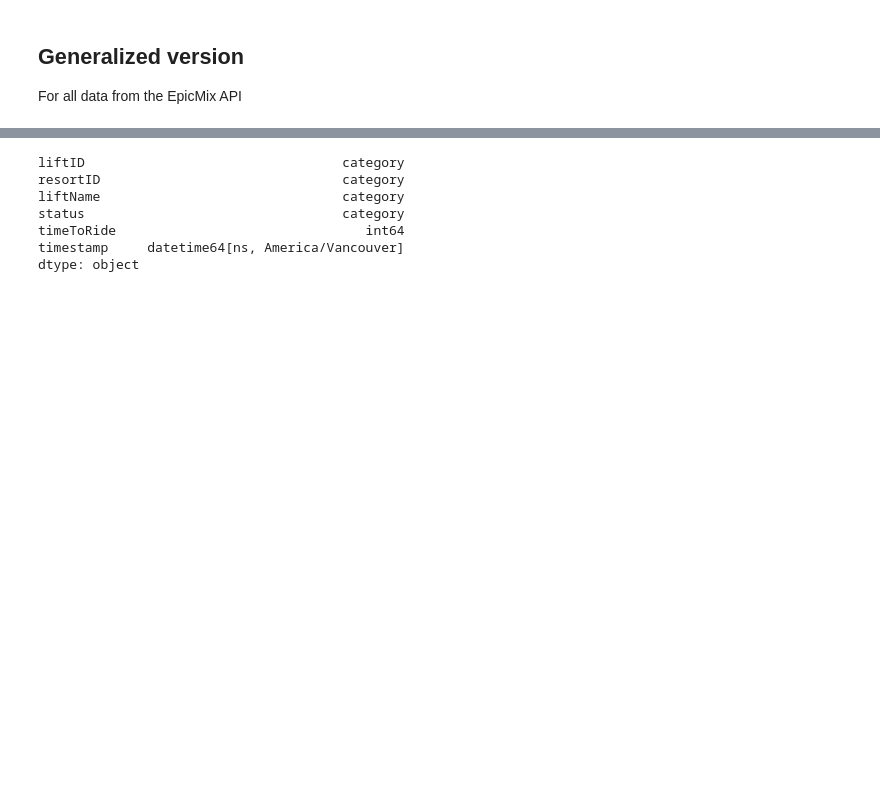
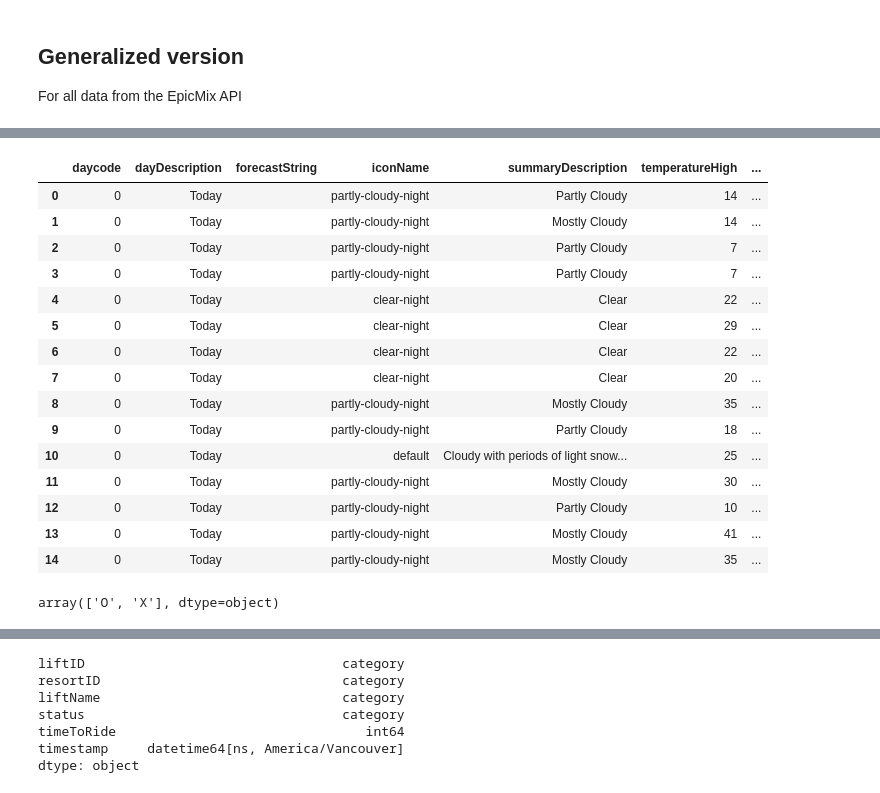
Before and after one commit to Pall-v/snowbot, a Jupyter notebook: notebooks/2.0-pv-process-json.ipynb, the cells around one changed output, grey strips where cells are left out. Drawn from its saved outputs; the diff is of its cells as text; code cells hidden in the pictures; blank space fills up the shorter version.

```diff
--- a/notebooks/2.0-pv-process-json.ipynb
+++ b/notebooks/2.0-pv-process-json.ipynb
@@ -490,0 +621,18 @@ KeyError: 'Only a column name can be used for the key in a dtype mappings argume
+# %%
+def jsons_to_df(jsons, record_path, meta='timestamp'):
+    if record_path == 'weather':
+        # Deal with the nested object that the weather data uses to store the weather forecast
+        record_path = weather_record_path
+        meta = weather_meta
+    df = pd.json_normalize(jsons, record_path=record_path, meta=meta, sep="_")
+
+    # df = set_lifts_df_datatypes(df) update
+    return df
+
+
+def load_merged_json_as_df(merged_file, record_path):
+    # load the merged json as a dataframe
+    with open(merged_file, "r") as f:
+        d = json.load(f)
+        df = jsons_to_df(d, record_path)
+        return df
@@ -490,0 +671,23 @@ KeyError: 'Only a column name can be used for the key in a dtype mappings argume
+# %%
+jsons_to_df(weather_prior_json, 'weather')
+# %% [output]
+|  | daycode | dayDescription | forecastString | iconName | summaryDescription | temperatureHigh | ... |
+| 0 | 0 | Today |  | partly-cloudy-night | Partly Cloudy | 14 | ... |
+| 1 | 0 | Today |  | partly-cloudy-night | Mostly Cloudy | 14 | ... |
+| 2 | 0 | Today |  | partly-cloudy-night | Partly Cloudy | 7 | ... |
+| 3 | 0 | Today |  | partly-cloudy-night | Partly Cloudy | 7 | ... |
+| 4 | 0 | Today |  | clear-night | Clear | 22 | ... |
+| 5 | 0 | Today |  | clear-night | Clear | 29 | ... |
+| 6 | 0 | Today |  | clear-night | Clear | 22 | ... |
+| 7 | 0 | Today |  | clear-night | Clear | 20 | ... |
+| 8 | 0 | Today |  | partly-cloudy-night | Mostly Cloudy | 35 | ... |
+| 9 | 0 | Today |  | partly-cloudy-night | Partly Cloudy | 18 | ... |
+| 10 | 0 | Today |  | default | Cloudy with periods of light snow... | 25 | ... |
+| 11 | 0 | Today |  | partly-cloudy-night | Mostly Cloudy | 30 | ... |
+| 12 | 0 | Today |  | partly-cloudy-night | Partly Cloudy | 10 | ... |
+| 13 | 0 | Today |  | partly-cloudy-night | Mostly Cloudy | 41 | ... |
+| 14 | 0 | Today |  | partly-cloudy-night | Mostly Cloudy | 35 | ... |
+# %%
+test_terrain.status.unique()
+# %% [output]
+array(['O', 'X'], dtype=object)
```
Also changed, not shown: parts of 17 cells of this notebook, 3 other files.
